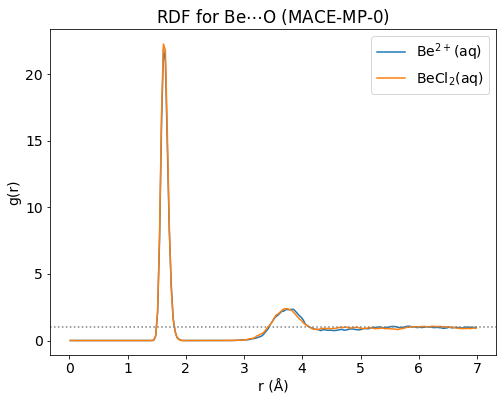
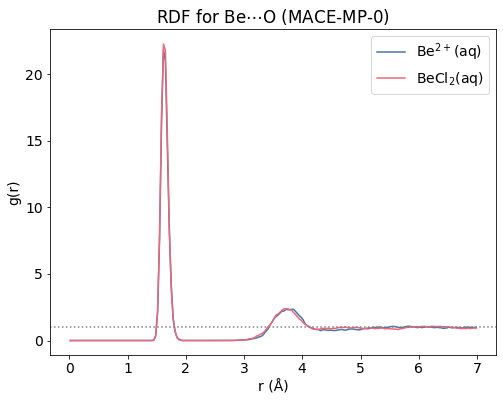
The notebook cell's code change between the first figure and the second:
--- before
+++ after
@@ -1,5 +1,5 @@
 fig, ax = plt.subplots(figsize=(8, 6))
 for key, data in POLAR_rdf_data.items():
-    ax.plot(data['# Distance / pm']/100, data['  g(r)'], label=key)
+    ax.plot(data['# Distance / pm']/100, data['  g(r)'], color=colour_map[key], label=key)
     rmax = data['# Distance / pm'].max()/100
 ax.set_title(f'RDF for Be$\\cdots$O (MACE-MP-0)')

Commit: Colours are now more systematic